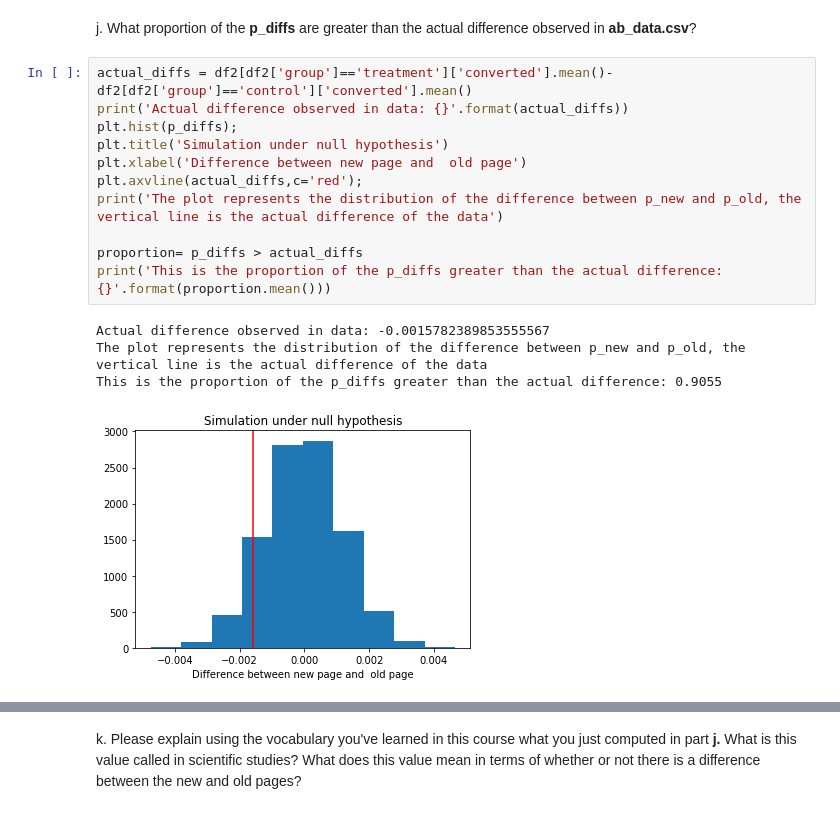
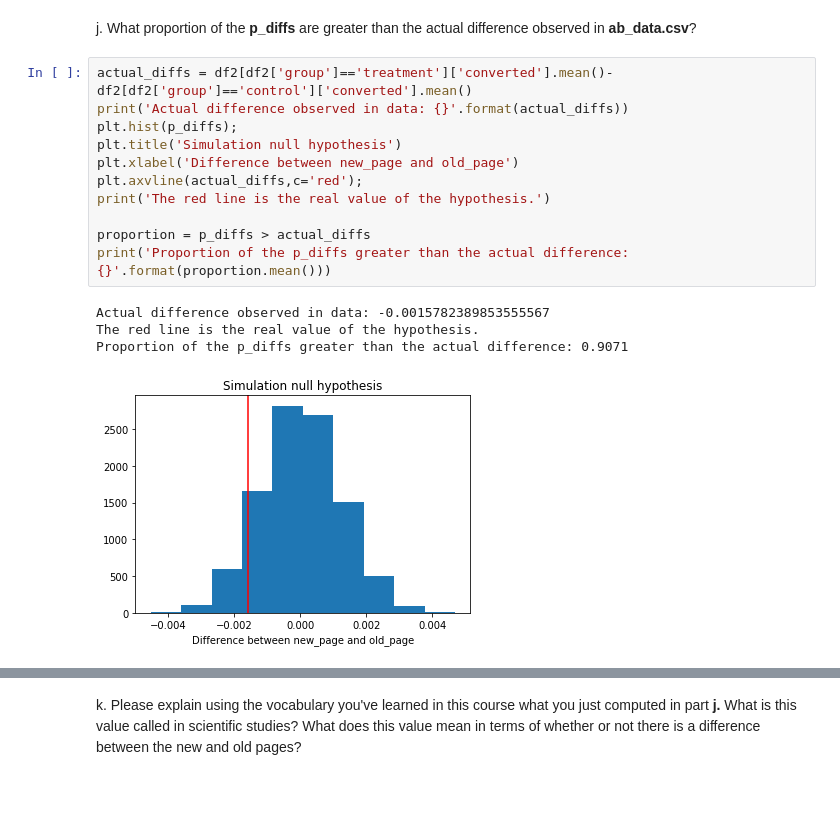
Before and after one commit to apozuelog/3-AnalyzeABTestResults, a Jupyter notebook: Analyze_ab_test_results_notebook.ipynb, the cells around one changed output, grey strips where cells are left out. Cells and saved outputs as stored; diff of their text form.

```diff
--- a/Analyze_ab_test_results_notebook.ipynb
+++ b/Analyze_ab_test_results_notebook.ipynb
@@ -287,16 +290,16 @@ j. What proportion of the **p_diffs** are greater than the actual difference obs
 # %%
 actual_diffs = df2[df2['group']=='treatment']['converted'].mean()- df2[df2['group']=='control']['converted'].mean()
 print('Actual difference observed in data: {}'.format(actual_diffs))
 plt.hist(p_diffs);
-plt.title('Simulation under null hypothesis')
-plt.xlabel('Difference between new page and  old page')
+plt.title('Simulation null hypothesis')
+plt.xlabel('Difference between new_page and old_page')
 plt.axvline(actual_diffs,c='red');
-print('The plot represents the distribution of the difference between p_new and p_old, the vertical line is the actual difference of the data')
+print('The red line is the real value of the hypothesis.')
 
-proportion= p_diffs > actual_diffs
-print('This is the proportion of the p_diffs greater than the actual difference: {}'.format(proportion.mean()))
+proportion = p_diffs > actual_diffs
+print('Proportion of the p_diffs greater than the actual difference: {}'.format(proportion.mean()))
 # %% [output]
 Actual difference observed in data: -0.0015782389853555567
-The plot represents the distribution of the difference between p_new and p_old, the vertical line is the actual difference of the data
-This is the proportion of the p_diffs greater than the actual difference: 0.9055
+The red line is the real value of the hypothesis.
+Proportion of the p_diffs greater than the actual difference: 0.9071
-[figure, old version]
+[figure, new version]
```
Also changed, not shown: parts of 20 cells of this notebook, 1 other file.
